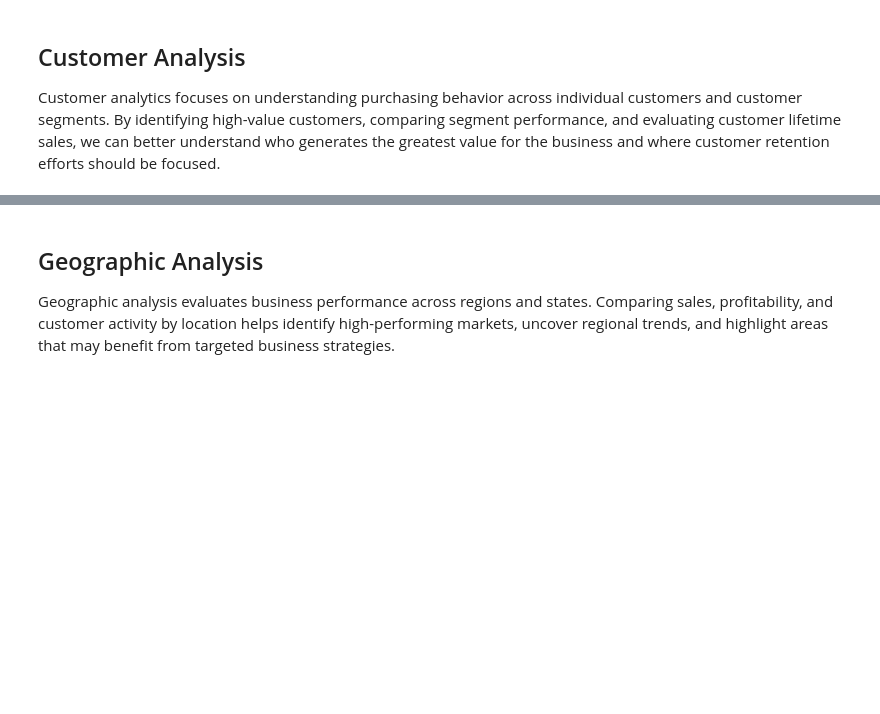
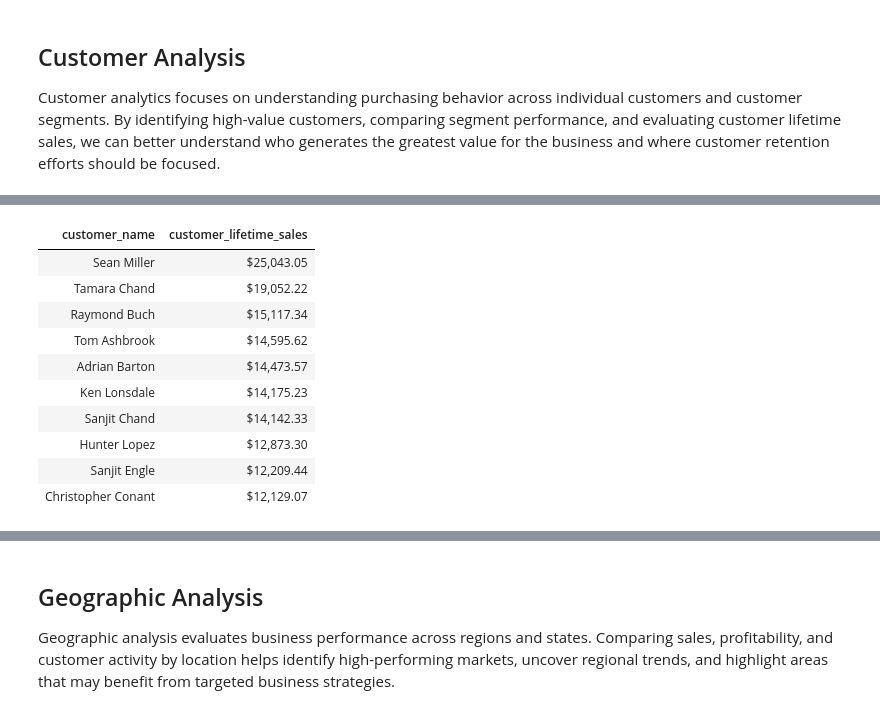
Before and after one commit to danigeiger/e_commerce_duckdb_project, a Jupyter notebook: notebooks/03_business_sql_analysis.ipynb, the cells around one changed output, grey strips where cells are left out. Saved outputs shown, nothing was run; the diff lists cells and outputs as text; code cells hidden in the pictures; blank space fills up the shorter version.

Commit message:
Develop customer analysis and explore tier profitability

```diff
--- a/notebooks/03_business_sql_analysis.ipynb
+++ b/notebooks/03_business_sql_analysis.ipynb
@@ -96,0 +112,23 @@ Customer analytics focuses on understanding purchasing behavior across individua
+# %%
+con.execute("""
+SELECT DISTINCT
+    customer_name,
+    customer_lifetime_sales
+FROM superstore_features
+ORDER BY customer_lifetime_sales DESC
+LIMIT 10;
+""").df().style.hide(axis="index").format({
+    "customer_lifetime_sales": "${:,.2f}"
+})
+# %% [output]
+| customer_name | customer_lifetime_sales |
+| Sean Miller | $25,043.05 |
+| Tamara Chand | $19,052.22 |
+| Raymond Buch | $15,117.34 |
+| Tom Ashbrook | $14,595.62 |
+| Adrian Barton | $14,473.57 |
+| Ken Lonsdale | $14,175.23 |
+| Sanjit Chand | $14,142.33 |
+| Hunter Lopez | $12,873.30 |
+| Sanjit Engle | $12,209.44 |
+| Christopher Conant | $12,129.07 |
```
Also changed, not shown: parts of 15 cells of this notebook.
